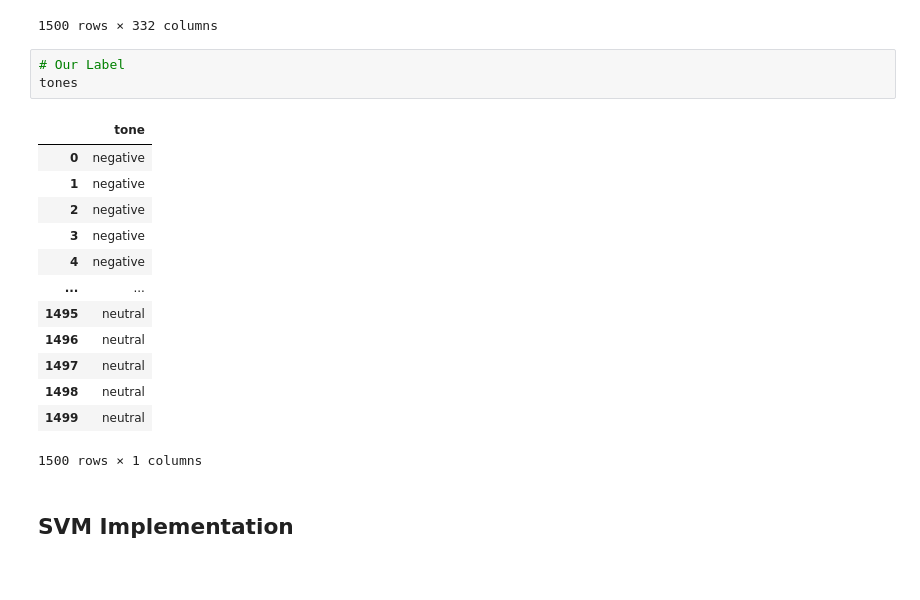
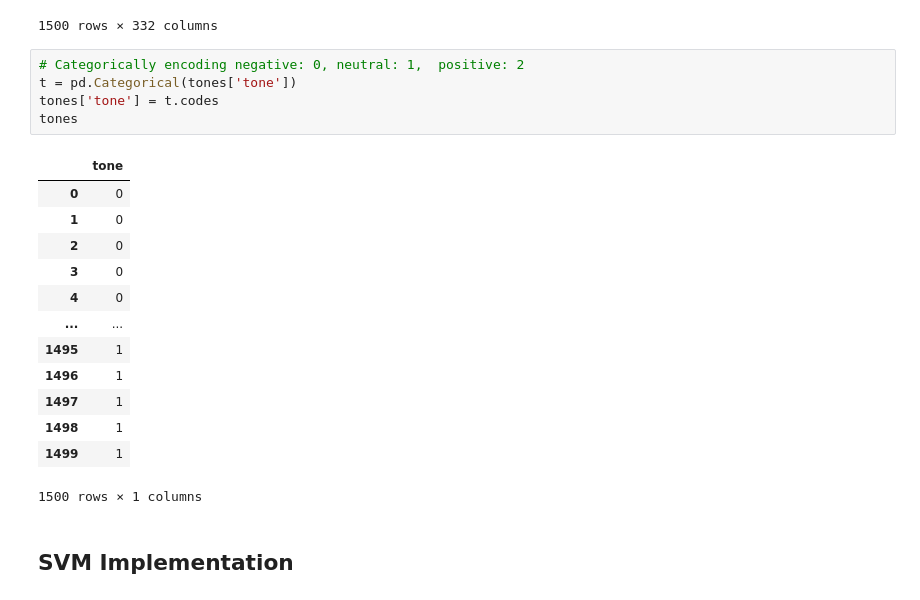
Before and after one commit to brianmoral/Twitter-Classification, a Jupyter notebook: svm-folder/intro.ipynb, the cells around one changed output. Saved outputs shown, nothing was run; the diff lists cells and outputs as text.

```diff
--- a/svm-folder/intro.ipynb
+++ b/svm-folder/intro.ipynb
@@ -43,22 +43,24 @@ jaccard_df
 | 1498 | 0.049528 | 0.042155 | 0.050119 | 0.047281 | 0.041667 | 0.058111 | 0.026190 | 0.048165 | 0.048565 | 0.045767 | ... | ... |
 | 1499 | 0.028037 | 0.037736 | 0.043165 | 0.055422 | 0.030702 | 0.033493 | 0.039024 | 0.031963 | 0.058559 | 0.031963 | ... | ... |
 1500 rows × 332 columns
-# %%
-# Our Label
-tones
-# %% [output]
-|  | tone |
-| 0 | negative |
-| 1 | negative |
-| 2 | negative |
-| 3 | negative |
-| 4 | negative |
-| ... | ... |
-| 1495 | neutral |
-| 1496 | neutral |
-| 1497 | neutral |
-| 1498 | neutral |
-| 1499 | neutral |
-1500 rows × 1 columns
+# %%
+# Categorically encoding negative: 0, neutral: 1,  positive: 2
+t = pd.Categorical(tones['tone'])
+tones['tone'] = t.codes
+tones
+# %% [output]
+|  | tone |
+| 0 | 0 |
+| 1 | 0 |
+| 2 | 0 |
+| 3 | 0 |
+| 4 | 0 |
+| ... | ... |
+| 1495 | 1 |
+| 1496 | 1 |
+| 1497 | 1 |
+| 1498 | 1 |
+| 1499 | 1 |
+1500 rows × 1 columns
 # %% [markdown]
 ## SVM Implementation
```
Also changed, not shown: parts of 12 cells of this notebook, 4 other files.
